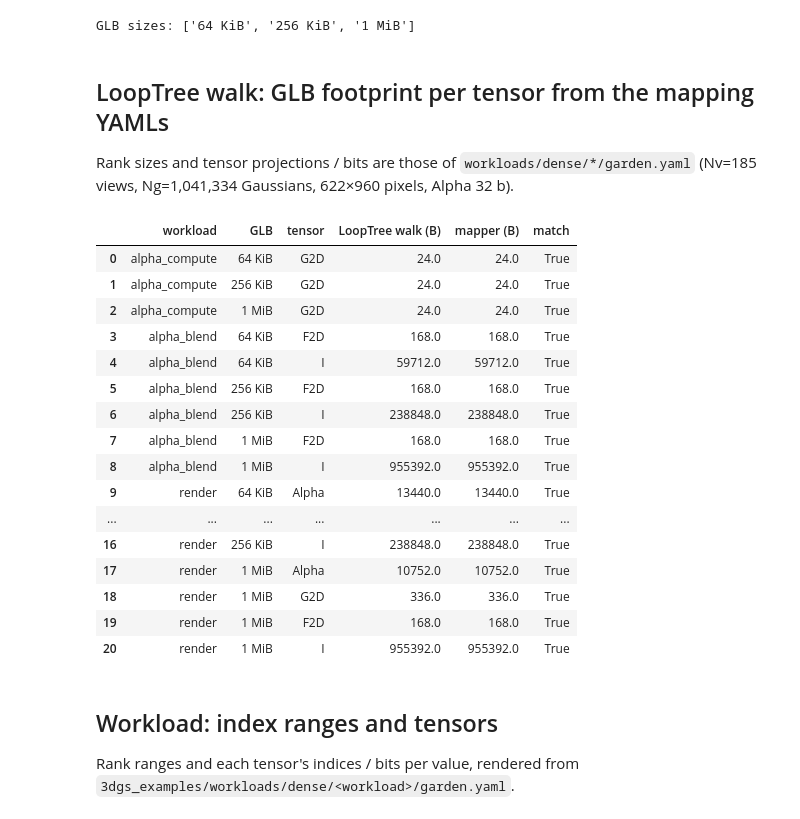
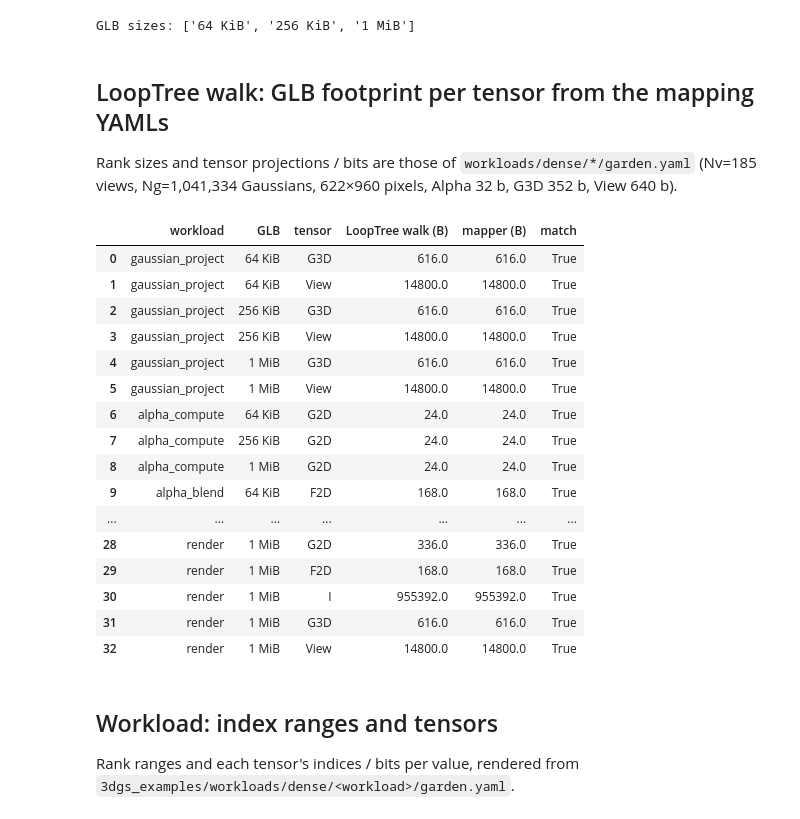
Before and after one commit to Itachi6912110/accelforge, a Jupyter notebook: notebooks/3dgs/dense/basic_arch_analysis.ipynb, the cells around one changed output. Drawn from its saved outputs; the diff is of its cells as text; code cells hidden in the pictures.

```diff
--- a/notebooks/3dgs/dense/basic_arch_analysis.ipynb
+++ b/notebooks/3dgs/dense/basic_arch_analysis.ipynb
@@ -43,10 +45,12 @@ if RERUN:
 
 summary = json.loads((DENSE / f"summary_{SCENE}.json").read_text())
 GLBS = sorted(r["glb_bytes"] for r in summary["render"])
-WORKLOADS = ["alpha_compute", "alpha_blend", "render"]
-GROUPS = {"alpha_compute": "alpha compute", "alpha_blend": "alpha blend",
-          "pair": "alpha compute + alpha blend", "render": "render (fusion)"}
-TENSORS = ["Alpha", "G2D", "F2D", "I"]
+WORKLOADS = ["gaussian_project", "alpha_compute", "alpha_blend", "render"]
+STAGES = ["gaussian_project", "alpha_compute", "alpha_blend"]  # the unfused pipeline, in order
+GROUPS = {"gaussian_project": "gaussian project", "alpha_compute": "alpha compute",
+          "alpha_blend": "alpha blend", "unfused": "project + alpha compute + alpha blend",
+          "render": "render (fusion)"}
+TENSORS = ["Alpha", "G2D", "F2D", "I", "G3D", "View"]
 
 def kib(b):
     return f"{b // 1024} KiB" if b < 1 << 20 else f"{b // (1 << 20)} MiB"
@@ -59,11 +63,12 @@ GLB sizes: ['64 KiB', '256 KiB', '1 MiB']
 ## LoopTree walk: GLB footprint per tensor from the mapping YAMLs
 
 Rank sizes and tensor projections / bits are those of `workloads/dense/*/garden.yaml`
-(Nv=185 views, Ng=1,041,334 Gaussians, 622×960 pixels, Alpha 32 b).
+(Nv=185 views, Ng=1,041,334 Gaussians, 622×960 pixels, Alpha 32 b, G3D 352 b, View 640 b).
 # %%
 RANKS = {"v": 185, "g": 1041334, "pu": 622, "pv": 960}
-PROJ = {"G2D": ["v", "g"], "F2D": ["v", "g"], "I": ["v", "pu", "pv"], "Alpha": ["v", "g", "pu", "pv"]}
-BITS = {"G2D": 192, "F2D": 96, "I": 128, "Alpha": 32}
+PROJ = {"G3D": ["g"], "View": ["v"], "G2D": ["v", "g"], "F2D": ["v", "g"], "I": ["v", "pu", "pv"],
+        "Alpha": ["v", "g", "pu", "pv"]}
+BITS = {"G3D": 352, "View": 640, "G2D": 192, "F2D": 96, "I": 128, "Alpha": 32}
 
 class _Loader(yaml.SafeLoader):
     pass
@@ -81,49 +86,49 @@ def glb_footprints(nodes, extent=None, out=None):
             for ten in n["tensors"]:
                 size = 1
                 for r in PROJ[ten]:
                     size *= extent[r]
                 out[ten] = max(out.get(ten, 0), size * BITS[ten] / 8)
         elif t in ("Sequential", "Nested", "Pipeline"):
             if t == "Sequential" or t == "Pipeline":
                 for child in n["nodes"]:  # each branch starts from the same extents
                     glb_footprints(child["nodes"] if child["_type"] == "Nested" else [child], extent, out)
             else:
                 glb_footprints(n["nodes"], extent, out)
     return out
 
 walk = {}
 for wl in WORKLOADS:
     for g in GLBS:
         m = yaml.load((DENSE / wl / SCENE / f"glb_{g}.yaml").read_text(), Loader=_Loader)
         walk[wl, g] = glb_footprints(m["mapping"]["nodes"])
 
 check = pd.DataFrame([
     {"workload": wl, "GLB": kib(g), "tensor": t,
      "LoopTree walk (B)": walk[wl, g].get(t, 0.0),
      "mapper (B)": row[wl][g]["glb_occupancy_bytes"].get(t, 0.0)}
     for wl in WORKLOADS for g in GLBS for t in TENSORS
     if walk[wl, g].get(t) or row[wl][g]["glb_occupancy_bytes"].get(t)])
 check["match"] = (check["LoopTree walk (B)"] - check["mapper (B)"]).abs() < 1e-6
 assert check["match"].all(), check[~check["match"]]
 check
 # %% [output]
 |  | workload | GLB | tensor | LoopTree walk (B) | mapper (B) | match |
-| 0 | alpha_compute | 64 KiB | G2D | 24.0 | 24.0 | True |
-| 1 | alpha_compute | 256 KiB | G2D | 24.0 | 24.0 | True |
-| 2 | alpha_compute | 1 MiB | G2D | 24.0 | 24.0 | True |
-| 3 | alpha_blend | 64 KiB | F2D | 168.0 | 168.0 | True |
-| 4 | alpha_blend | 64 KiB | I | 59712.0 | 59712.0 | True |
-| 5 | alpha_blend | 256 KiB | F2D | 168.0 | 168.0 | True |
-| 6 | alpha_blend | 256 KiB | I | 238848.0 | 238848.0 | True |
-| 7 | alpha_blend | 1 MiB | F2D | 168.0 | 168.0 | True |
-| 8 | alpha_blend | 1 MiB | I | 955392.0 | 955392.0 | True |
-| 9 | render | 64 KiB | Alpha | 13440.0 | 13440.0 | True |
+| 0 | gaussian_project | 64 KiB | G3D | 616.0 | 616.0 | True |
+| 1 | gaussian_project | 64 KiB | View | 14800.0 | 14800.0 | True |
+| 2 | gaussian_project | 256 KiB | G3D | 616.0 | 616.0 | True |
+| 3 | gaussian_project | 256 KiB | View | 14800.0 | 14800.0 | True |
+| 4 | gaussian_project | 1 MiB | G3D | 616.0 | 616.0 | True |
+| 5 | gaussian_project | 1 MiB | View | 14800.0 | 14800.0 | True |
+| 6 | alpha_compute | 64 KiB | G2D | 24.0 | 24.0 | True |
+| 7 | alpha_compute | 256 KiB | G2D | 24.0 | 24.0 | True |
+| 8 | alpha_compute | 1 MiB | G2D | 24.0 | 24.0 | True |
+| 9 | alpha_blend | 64 KiB | F2D | 168.0 | 168.0 | True |
 | ... | ... | ... | ... | ... | ... | ... |
-| 16 | render | 256 KiB | I | 238848.0 | 238848.0 | True |
-| 17 | render | 1 MiB | Alpha | 10752.0 | 10752.0 | True |
-| 18 | render | 1 MiB | G2D | 336.0 | 336.0 | True |
-| 19 | render | 1 MiB | F2D | 168.0 | 168.0 | True |
-| 20 | render | 1 MiB | I | 955392.0 | 955392.0 | True |
+| 28 | render | 1 MiB | G2D | 336.0 | 336.0 | True |
+| 29 | render | 1 MiB | F2D | 168.0 | 168.0 | True |
+| 30 | render | 1 MiB | I | 955392.0 | 955392.0 | True |
+| 31 | render | 1 MiB | G3D | 616.0 | 616.0 | True |
+| 32 | render | 1 MiB | View | 14800.0 | 14800.0 | True |
 # %% [markdown]
 ## Workload: index ranges and tensors
 
```
Also changed, not shown: parts of 10 cells of this notebook, 30 other files.
